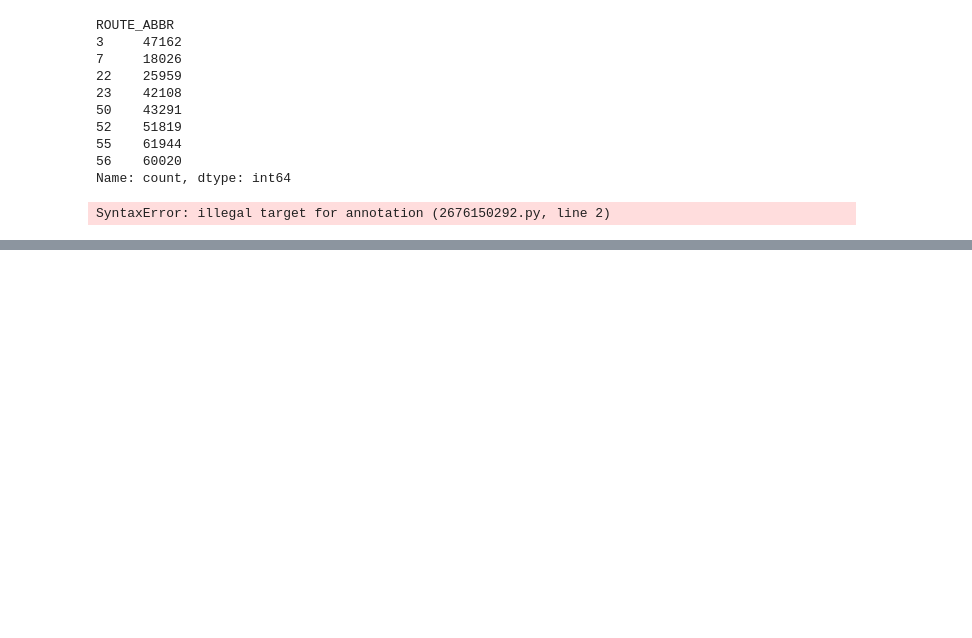
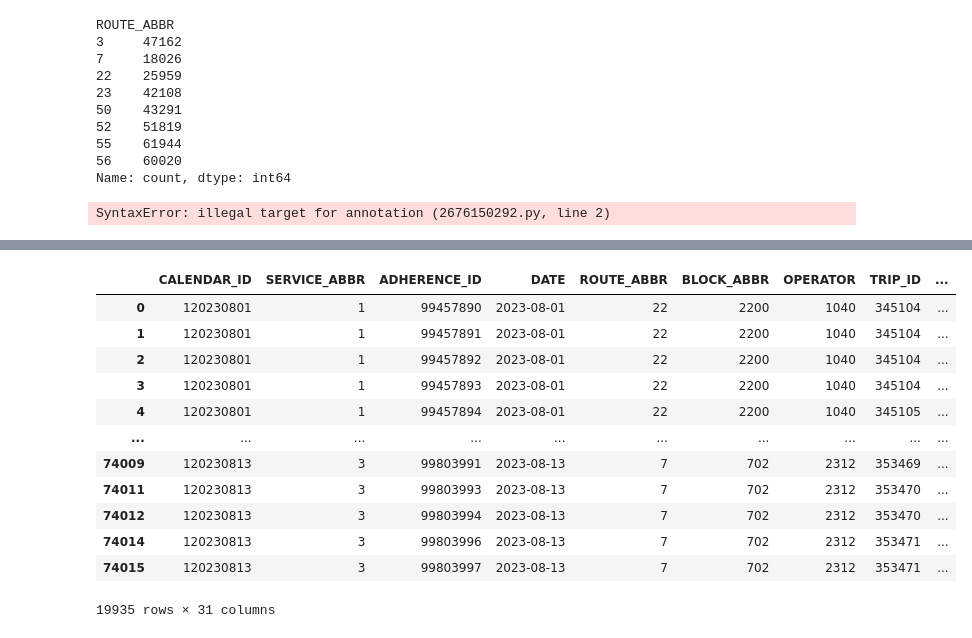
Before and after one commit to NSS-Data-Analytics-Cohort-12/wego-python-da12-pumpkin-py-latte, a Jupyter notebook: WeGo.ipynb, the cells around one changed output, grey strips where cells are left out. Drawn from its saved outputs; the diff is of its cells as text; code cells hidden in the pictures; blank space fills up the shorter version.

```diff
--- a/WeGo.ipynb
+++ b/WeGo.ipynb
@@ -98,0 +64,3 @@ TypeError: ufunc 'divide' not supported for the input types, and the inputs coul
+# %%
+wego['Percentage_Headway'] = wego['SCHEDULED_HDWY'] / wego['HDWY_DEV'].reset_index(drop=True)
+print(wego)
@@ -98,0 +95,17 @@ TypeError: ufunc 'divide' not supported for the input types, and the inputs coul
+# %%
+grouped = wego.groupby('TRIP_ID')
+grouped.head()
+# %% [output]
+|  | CALENDAR_ID | SERVICE_ABBR | ADHERENCE_ID | DATE | ROUTE_ABBR | BLOCK_ABBR | OPERATOR | TRIP_ID | ... |
+| 0 | 120230801 | 1 | 99457890 | 2023-08-01 | 22 | 2200 | 1040 | 345104 | ... |
+| 1 | 120230801 | 1 | 99457891 | 2023-08-01 | 22 | 2200 | 1040 | 345104 | ... |
+| 2 | 120230801 | 1 | 99457892 | 2023-08-01 | 22 | 2200 | 1040 | 345104 | ... |
+| 3 | 120230801 | 1 | 99457893 | 2023-08-01 | 22 | 2200 | 1040 | 345104 | ... |
+| 4 | 120230801 | 1 | 99457894 | 2023-08-01 | 22 | 2200 | 1040 | 345105 | ... |
+| ... | ... | ... | ... | ... | ... | ... | ... | ... | ... |
+| 74009 | 120230813 | 3 | 99803991 | 2023-08-13 | 7 | 702 | 2312 | 353469 | ... |
+| 74011 | 120230813 | 3 | 99803993 | 2023-08-13 | 7 | 702 | 2312 | 353470 | ... |
+| 74012 | 120230813 | 3 | 99803994 | 2023-08-13 | 7 | 702 | 2312 | 353470 | ... |
+| 74014 | 120230813 | 3 | 99803996 | 2023-08-13 | 7 | 702 | 2312 | 353471 | ... |
+| 74015 | 120230813 | 3 | 99803997 | 2023-08-13 | 7 | 702 | 2312 | 353471 | ... |
+19935 rows × 31 columns
```
Also changed, not shown: parts of 10 cells of this notebook.
